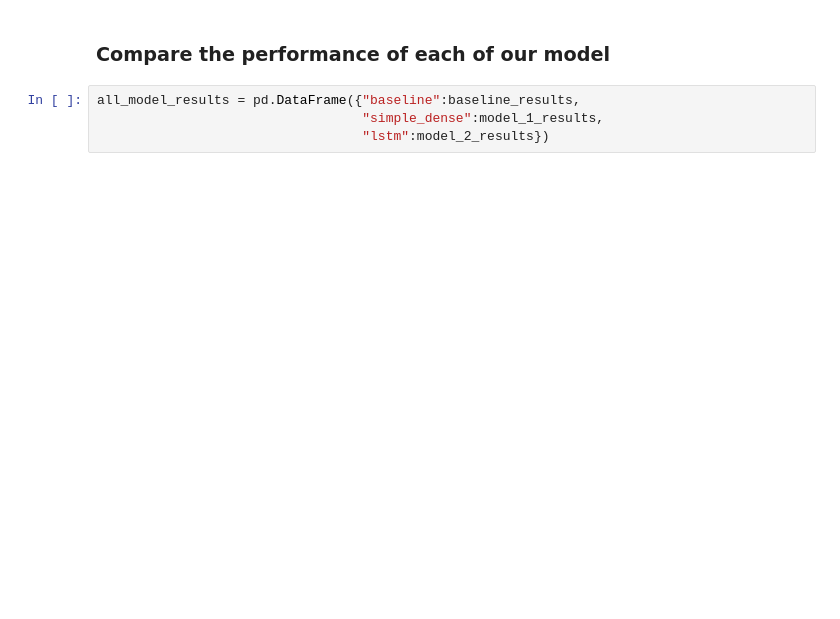
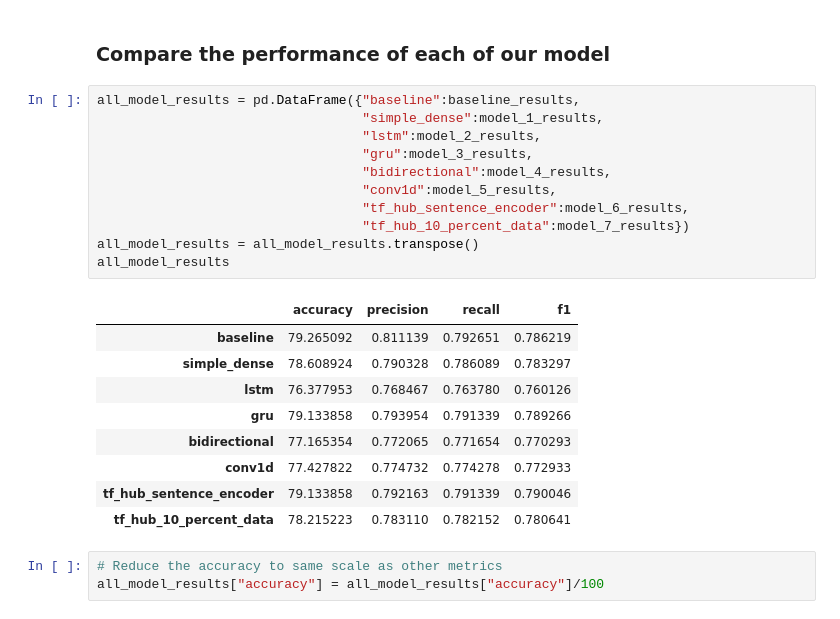
Before and after one commit to Ujjwal-Mk/TF-Developer-Course, a Jupyter notebook: 08_TF_Developer_Certificate_Course.ipynb, the cells around one changed output. Drawn from its saved outputs; the diff is of its cells as text; blank space fills up the shorter version.

```diff
--- a/08_TF_Developer_Certificate_Course.ipynb
+++ b/08_TF_Developer_Certificate_Course.ipynb
@@ -1123,4 +1133,24 @@ tf.Tensor([0. 0. 1. 0. 1. 1. 1. 1. 1. 0.], shape=(10,), dtype=float32)
 # %%
 all_model_results = pd.DataFrame({"baseline":baseline_results,
                                   "simple_dense":model_1_results,
-                                  "lstm":model_2_results})
+                                  "lstm":model_2_results,
+                                  "gru":model_3_results,
+                                  "bidirectional":model_4_results,
+                                  "conv1d":model_5_results,
+                                  "tf_hub_sentence_encoder":model_6_results,
+                                  "tf_hub_10_percent_data":model_7_results})
+all_model_results = all_model_results.transpose()
+all_model_results
+# %% [output]
+|  | accuracy | precision | recall | f1 |
+| baseline | 79.265092 | 0.811139 | 0.792651 | 0.786219 |
+| simple_dense | 78.608924 | 0.790328 | 0.786089 | 0.783297 |
+| lstm | 76.377953 | 0.768467 | 0.763780 | 0.760126 |
+| gru | 79.133858 | 0.793954 | 0.791339 | 0.789266 |
+| bidirectional | 77.165354 | 0.772065 | 0.771654 | 0.770293 |
+| conv1d | 77.427822 | 0.774732 | 0.774278 | 0.772933 |
+| tf_hub_sentence_encoder | 79.133858 | 0.792163 | 0.791339 | 0.790046 |
+| tf_hub_10_percent_data | 78.215223 | 0.783110 | 0.782152 | 0.780641 |
+# %%
+# Reduce the accuracy to same scale as other metrics
+all_model_results["accuracy"] = all_model_results["accuracy"]/100
```
Also changed, not shown: parts of 53 cells of this notebook, 1 other file.
